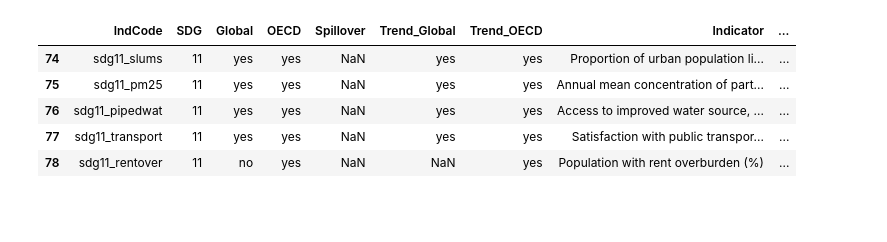
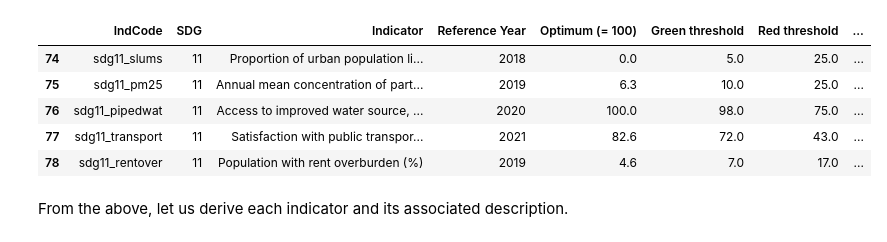
Before and after one commit to marialonsogar/fuzzy-compliance-SDG11, a Jupyter notebook: fuzzy-sdg11/sd-report.ipynb, the cells around one changed output. Saved outputs shown, nothing was run; the diff lists cells and outputs as text; code cells hidden in the pictures; blank space fills up the shorter version.

```diff
--- a/fuzzy-sdg11/sd-report.ipynb
+++ b/fuzzy-sdg11/sd-report.ipynb
@@ -21,0 +41,3 @@ full_data.sheet_names
+# %%
+# downloaded data saved in the repository
+report_path = './data/raw-data/SDR-2022-database.xlsx'
@@ -22,12 +82,21 @@ full_data.sheet_names
 # %%
 codebook = pd.read_excel(full_data, 'Codebook')
+
 # filter codebook by SDG==11
-codebook = codebook[codebook['SDG']==11]
-codebook
+codebook_11 = codebook[codebook['SDG'] == 11]
+
+# select columns
+codebook_11 = codebook_11[['IndCode', 'SDG', 'Indicator', 'Reference Year',
+                     'Optimum (= 100)', 'Green threshold', 'Red threshold',
+                     'Lower Bound (=0)', 'Justification for Optimum',
+                     'Description', 'Imputation']]
+display(codebook_11)
 # %% [output]
-|  | IndCode | SDG | Global | OECD | Spillover | Trend_Global | Trend_OECD | Indicator | ... |
-| 74 | sdg11_slums | 11 | yes | yes | NaN | yes | yes | Proportion of urban population li... | ... |
-| 75 | sdg11_pm25 | 11 | yes | yes | NaN | yes | yes | Annual mean concentration of part... | ... |
-| 76 | sdg11_pipedwat | 11 | yes | yes | NaN | yes | yes | Access to improved water source, ... | ... |
-| 77 | sdg11_transport | 11 | yes | yes | NaN | yes | yes | Satisfaction with public transpor... | ... |
-| 78 | sdg11_rentover | 11 | no | yes | NaN | NaN | yes | Population with rent overburden (%) | ... |
+|  | IndCode | SDG | Indicator | Reference Year | Optimum (= 100) | Green threshold | Red threshold | ... |
+| 74 | sdg11_slums | 11 | Proportion of urban population li... | 2018 | 0.0 | 5.0 | 25.0 | ... |
+| 75 | sdg11_pm25 | 11 | Annual mean concentration of part... | 2019 | 6.3 | 10.0 | 25.0 | ... |
+| 76 | sdg11_pipedwat | 11 | Access to improved water source, ... | 2020 | 100.0 | 98.0 | 75.0 | ... |
+| 77 | sdg11_transport | 11 | Satisfaction with public transpor... | 2021 | 82.6 | 72.0 | 43.0 | ... |
+| 78 | sdg11_rentover | 11 | Population with rent overburden (%) | 2019 | 4.6 | 7.0 | 17.0 | ... |
+# %% [markdown]
+From the above, let us derive each indicator and its associated description.
```
Also changed, not shown: parts of 30 cells of this notebook, 16 other files.
